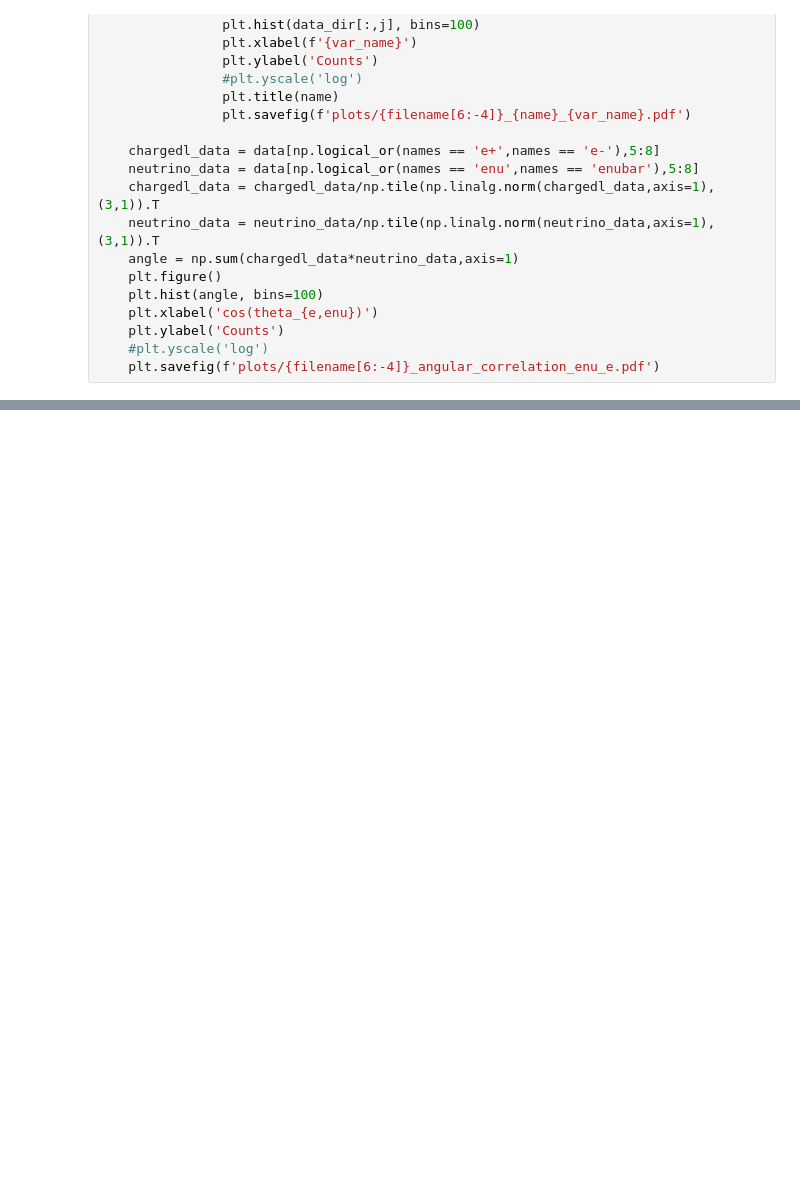
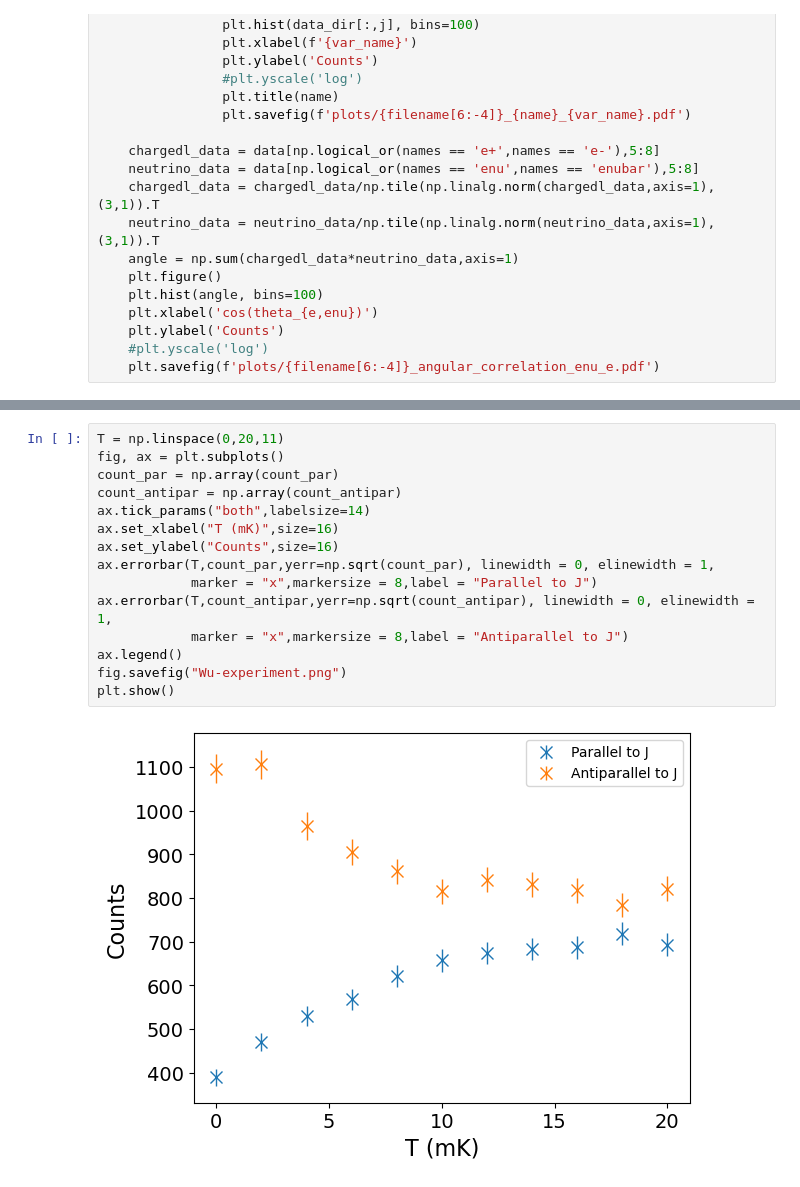
Before and after one commit to PabloCanovasM/CRADLE_TESTS, a Jupyter notebook: CRADLE_Wu_analysis.ipynb, the cells around one changed output, grey strips where cells are left out. Drawn from its saved outputs; the diff is of its cells as text; blank space fills up the shorter version.

```diff
--- a/CRADLE_Wu_analysis.ipynb
+++ b/CRADLE_Wu_analysis.ipynb
@@ -262,0 +256,17 @@ for i in range(10):
+# %%
+T = np.linspace(0,20,11)
+fig, ax = plt.subplots()
+count_par = np.array(count_par)
+count_antipar = np.array(count_antipar)
+ax.tick_params("both",labelsize=14)
+ax.set_xlabel("T (mK)",size=16)
+ax.set_ylabel("Counts",size=16)
+ax.errorbar(T,count_par,yerr=np.sqrt(count_par), linewidth = 0, elinewidth = 1,
+            marker = "x",markersize = 8,label = "Parallel to J")
+ax.errorbar(T,count_antipar,yerr=np.sqrt(count_antipar), linewidth = 0, elinewidth = 1,
+            marker = "x",markersize = 8,label = "Antiparallel to J")
+ax.legend()
+fig.savefig("Wu-experiment.png")
+plt.show()
+# %% [output]
+[figure, added]
```
Also changed, not shown: parts of 4 cells of this notebook, 10 other files.
